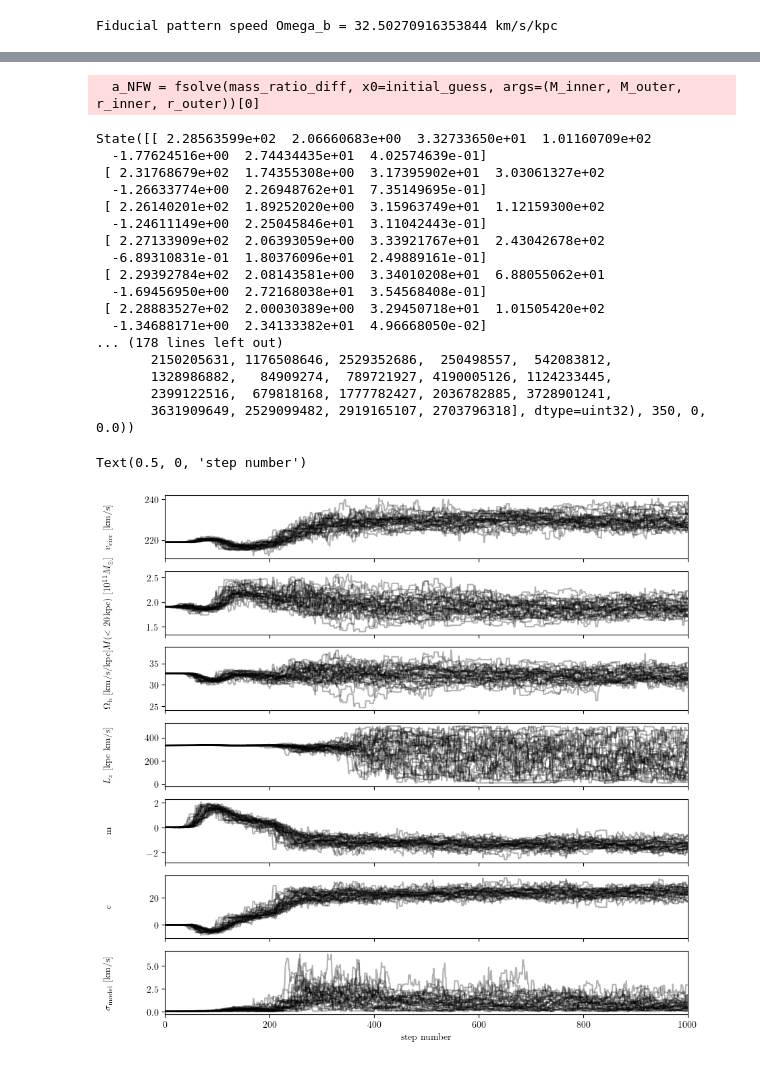
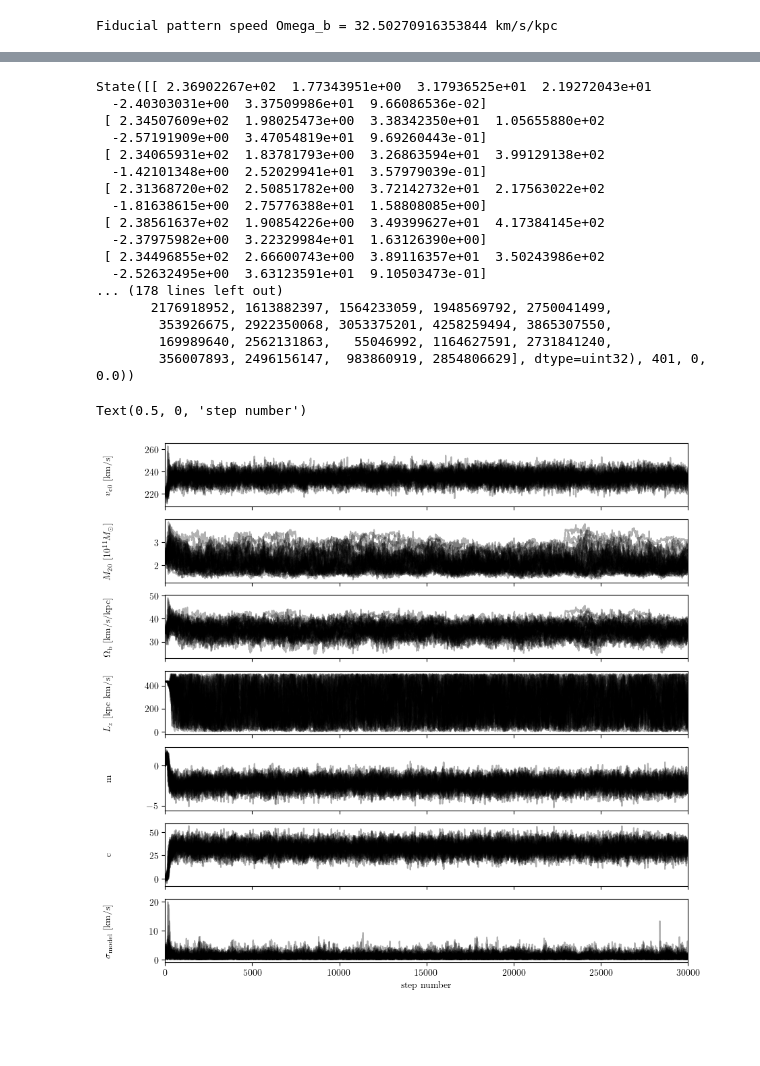
Before and after one commit to adllmr/resonances, a Jupyter notebook: pot_pat_fit.ipynb, the cells around one changed output, grey strips where cells are left out. Cells and saved outputs as stored; diff of their text form; code cells hidden in the pictures; blank space fills up the shorter version.

```diff
--- a/pot_pat_fit.ipynb
+++ b/pot_pat_fit.ipynb
@@ -141,3 +148,16 @@ def calc_NFW_params(M_inner, M_outer, r_inner=R_sun, r_outer=20):
 # print(M20_sim)
 
 # make_pot(vcirc_sun_sim, M20_sim, pot_axi_baryon)
+# %%
+vcirc_sun = 220
+M20 = 1.28
+
+vcirc_baryon = (-R_sun * pot_axi_baryon.force(np.array([R_sun, 0, 0]).T)[0])**0.5
+vcirc_dark = (vcirc_sun**2 - vcirc_baryon**2)**0.5
+
+# Calculate model NFW parameters
+Menc_sun_dark = R_sun * vcirc_dark**2 / agama.G
+M20_baryon = pot_axi_baryon.enclosedMass(20)
+M20_dark = M20*1e11 - M20_baryon
+
+print(calc_NFW_params(Menc_sun_dark, M20_dark))
@@ -754,18 +924,18 @@ plt.fill_between(R_grid, np.percentile(fits, 16, axis=1), np.percentile(fits, 84
 vcirc_sun_mean = 229 #236.9
 vcirc_sun_std = 6 #4.2
 
-M20_mean = 1.91
-M20_std = 0.18
+# M20_mean = 1.91
+# M20_std = 0.18
 
 # Log prior
 def calc_log_prior(theta):
     vcirc_sun, M20, Omega_b, Lz, m, c, sigma_model = theta
 
     # Prior is uniform in pattern speed and NFW scale radius, and Gaussian in circular speed and energy offsets
-    if (20 < Omega_b < 50) & (0 < M20) & (0 < Lz < 500) & (vcirc_sun > 0) & (0 < sigma_model < 100):
+    if (20 < Omega_b < 50) & (1 < M20 < 4) & (0 < Lz < 500) & (0 < vcirc_sun < 500) & (0 < sigma_model < 100):
         inv_m_c_cov = np.linalg.inv(m_c_cov)
         diff_m_c = np.array([m, c]) - np.array([m_mean, c_mean])
-        return -0.5 * ((vcirc_sun - vcirc_sun_mean)**2 / vcirc_sun_std**2 + (M20 - M20_mean)**2 / M20_std**2 + diff_m_c.T @ inv_m_c_cov @ diff_m_c)
+        return -0.5 * (diff_m_c.T @ inv_m_c_cov @ diff_m_c)# + (vcirc_sun - vcirc_sun_mean)**2 / vcirc_sun_std**2 + (M20 - M20_mean)**2 / M20_std**2)
 
     else:
         return -np.inf
@@ -780,18 +950,20 @@ def calc_log_probability(theta, x, y, yerr, pot_axi_baryon, res_ratio):
 '''Find maximum likelihood or posterior'''
 from scipy.optimize import minimize
 
-nlp = lambda *args: -calc_log_probability(*args)
+nll = lambda *args: -calc_log_likelihood(*args)
 
 initial = [230, 2, 35, 250, 0, 0, 10]
 # initial = [235, 19.6, 35, 250, E_offset_mean, 10]
 
 # Select data or simulation to fit
-x = x_OLR_sim #x_OLR_sim
-y = y_OLR_sim#sim
-yerr = yerr_OLR_sim#sim
+x = x_sim #x_OLR_sim
+y = y_sim#sim
+yerr = yerr_sim#sim
 res_ratio = 0.5
 
-soln = minimize(nlp, initial, args=(x, y, yerr, pot_axi_baryon, res_ratio), method='Nelder-Mead')
+# nlp(initial, x, y, yerr, pot_axi_baryon, res_ratio)
+
+soln = minimize(nll, initial, args=(x, y, yerr, pot_axi_baryon, res_ratio), method='Nelder-Mead')
 # %%
 '''Plot data and maximum likelihood model'''
 
@@ -828,43 +1001,42 @@ nwalkers, ndim = pos.shape
 sampler = emcee.EnsembleSampler(
     nwalkers, ndim, calc_log_probability, args=(x, y, yerr, pot_axi_baryon, res_ratio)
 )
-sampler.run_mcmc(pos, 1000, progress=True)
+sampler.run_mcmc(pos, 30000, progress=True)
 # %% [output]
-  a_NFW = fsolve(mass_ratio_diff, x0=initial_guess, args=(M_inner, M_outer, r_inner, r_outer))[0]
+State([[ 2.36902267e+02  1.77343951e+00  3.17936525e+01  2.19272043e+01
+  -2.40303031e+00  3.37509986e+01  9.66086536e-02]
+ [ 2.34507609e+02  1.98025473e+00  3.38342350e+01  1.05655880e+02
+  -2.57191909e+00  3.47054819e+01  9.69260443e-01]
+ [ 2.34065931e+02  1.83781793e+00  3.26863594e+01  3.99129138e+02
+  -1.42101348e+00  2.52029941e+01  3.57979039e-01]
+ [ 2.31368720e+02  2.50851782e+00  3.72142732e+01  2.17563022e+02
+  -1.81638615e+00  2.75776388e+01  1.58808085e+00]
+ [ 2.38561637e+02  1.90854226e+00  3.49399627e+01  4.17384145e+02
+  -2.37975982e+00  3.22329984e+01  1.63126390e+00]
+ [ 2.34496855e+02  2.66600743e+00  3.89116357e+01  3.50243986e+02
+  -2.52632495e+00  3.63123591e+01  9.10503473e-01]
+... (178 lines left out)
+       2176918952, 1613882397, 1564233059, 1948569792, 2750041499,
+        353926675, 2922350068, 3053375201, 4258259494, 3865307550,
+        169989640, 2562131863,   55046992, 1164627591, 2731841240,
+        356007893, 2496156147,  983860919, 2854806629], dtype=uint32), 401, 0, 0.0))
-State([[ 2.28563599e+02  2.06660683e+00  3.32733650e+01  1.01160709e+02
-  -1.77624516e+00  2.74434435e+01  4.02574639e-01]
- [ 2.31768679e+02  1.74355308e+00  3.17395902e+01  3.03061327e+02
-  -1.26633774e+00  2.26948762e+01  7.35149695e-01]
- [ 2.26140201e+02  1.89252020e+00  3.15963749e+01  1.12159300e+02
-  -1.24611149e+00  2.25045846e+01  3.11042443e-01]
- [ 2.27133909e+02  2.06393059e+00  3.33921767e+01  2.43042678e+02
-  -6.89310831e-01  1.80376096e+01  2.49889161e-01]
- [ 2.29392784e+02  2.08143581e+00  3.34010208e+01  6.88055062e+01
-  -1.69456950e+00  2.72168038e+01  3.54568408e-01]
- [ 2.28883527e+02  2.00030389e+00  3.29450718e+01  1.01505420e+02
-  -1.34688171e+00  2.34133382e+01  4.96668050e-02]
-... (178 lines left out)
-       2150205631, 1176508646, 2529352686,  250498557,  542083812,
-       1328986882,   84909274,  789721927, 4190005126, 1124233445,
-       2399122516,  679818168, 1777782427, 2036782885, 3728901241,
-       3631909649, 2529099482, 2919165107, 2703796318], dtype=uint32), 350, 0, 0.0))
 # %%
 '''Display MCMC chains'''
 
 fig, axes = plt.subplots(7, figsize=(10, 10), sharex=True)
 samples = sampler.get_chain()
-labels = ['$v_\mathrm{circ}$ [km/s]', '$M(<20\,\mathrm{kpc})$ [$10^{11}M_\odot$]', '$\Omega_\mathrm{b}$ [km/s/kpc]', '$L_z$ [kpc km/s]', 'm', 'c', '$\sigma_\mathrm{model}$ [km/s]']
+labels = ['$v_\mathrm{c0}$ [km/s]', '$M_{20}$ [$10^{11}M_\odot$]', '$\Omega_\mathrm{b}$ [km/s/kpc]', '$L_z$ [kpc km/s]', 'm', 'c', '$\sigma_\mathrm{model}$ [km/s]']
 for i in range(ndim):
     ax = axes[i]
     ax.plot(samples[:, :, i], "k", alpha=0.3)
     ax.set_xlim(0, len(samples))
     ax.set_ylabel(labels[i])
     ax.yaxis.set_label_coords(-0.1, 0.5)
 
 axes[-1].set_xlabel("step number")
 # %% [output]
 Text(0.5, 0, 'step number')
-[figure, old version]
+[figure, new version]
 # %%
 tau = sampler.get_autocorr_time()
 print(tau)
```
Also changed, not shown: parts of 14 cells of this notebook, 1 other file.
